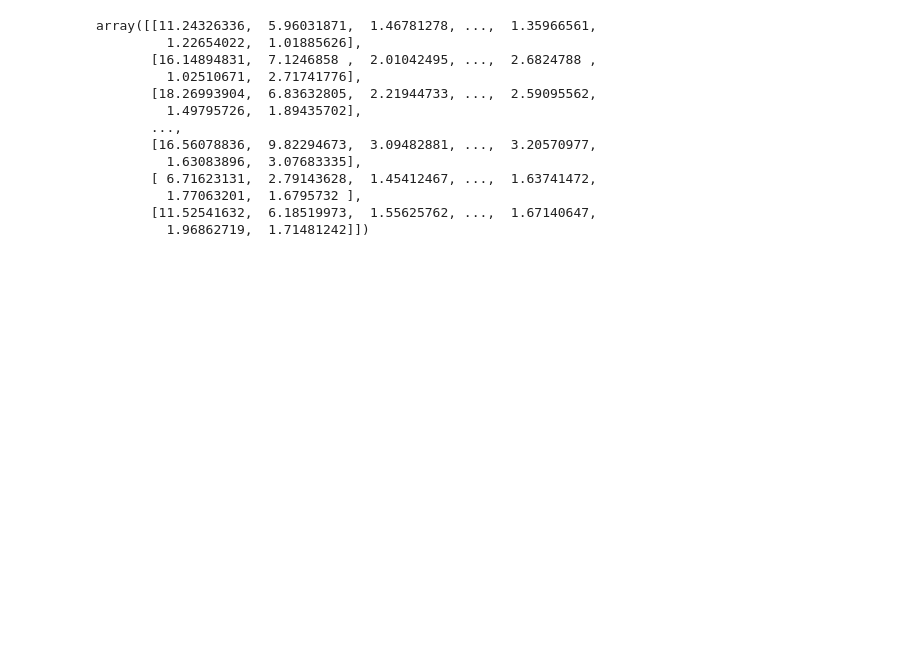
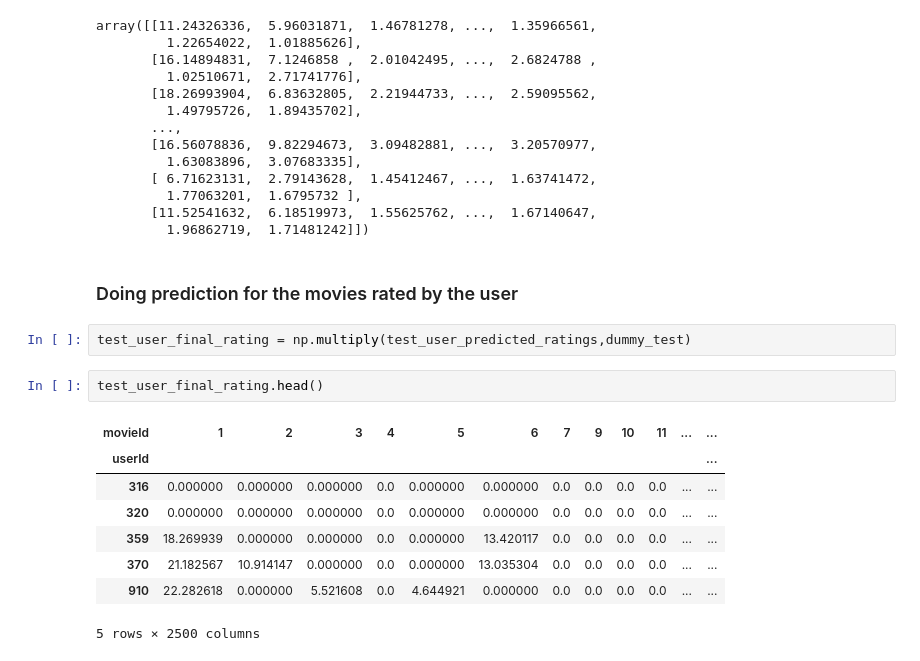
Before and after one commit to vivekkum-ar/Movie-Recommender-System, a Jupyter notebook: Recommender_for_movielens.ipynb, the cells around one changed output. Saved outputs shown, nothing was run; the diff lists cells and outputs as text; blank space fills up the shorter version.

Commit message:
RMSE for rated movies

```diff
--- a/Recommender_for_movielens.ipynb
+++ b/Recommender_for_movielens.ipynb
@@ -437,3 +437,18 @@ array([[11.24326336,  5.96031871,  1.46781278, ...,  1.35966561,
          1.77063201,  1.6795732 ],
        [11.52541632,  6.18519973,  1.55625762, ...,  1.67140647,
          1.96862719,  1.71481242]])
+# %% [markdown]
+### Doing prediction for the movies rated by the user
+# %%
+test_user_final_rating = np.multiply(test_user_predicted_ratings,dummy_test)
+# %%
+test_user_final_rating.head()
+# %% [output]
+| movieId | 1 | 2 | 3 | 4 | 5 | 6 | 7 | 9 | 10 | 11 | ... | ... |
+| userId |  |  |  |  |  |  |  |  |  |  |  | ... |
+| 316 | 0.000000 | 0.000000 | 0.000000 | 0.0 | 0.000000 | 0.000000 | 0.0 | 0.0 | 0.0 | 0.0 | ... | ... |
+| 320 | 0.000000 | 0.000000 | 0.000000 | 0.0 | 0.000000 | 0.000000 | 0.0 | 0.0 | 0.0 | 0.0 | ... | ... |
+| 359 | 18.269939 | 0.000000 | 0.000000 | 0.0 | 0.000000 | 13.420117 | 0.0 | 0.0 | 0.0 | 0.0 | ... | ... |
+| 370 | 21.182567 | 10.914147 | 0.000000 | 0.0 | 0.000000 | 13.035304 | 0.0 | 0.0 | 0.0 | 0.0 | ... | ... |
+| 910 | 22.282618 | 0.000000 | 5.521608 | 0.0 | 4.644921 | 0.000000 | 0.0 | 0.0 | 0.0 | 0.0 | ... | ... |
+5 rows × 2500 columns
```
